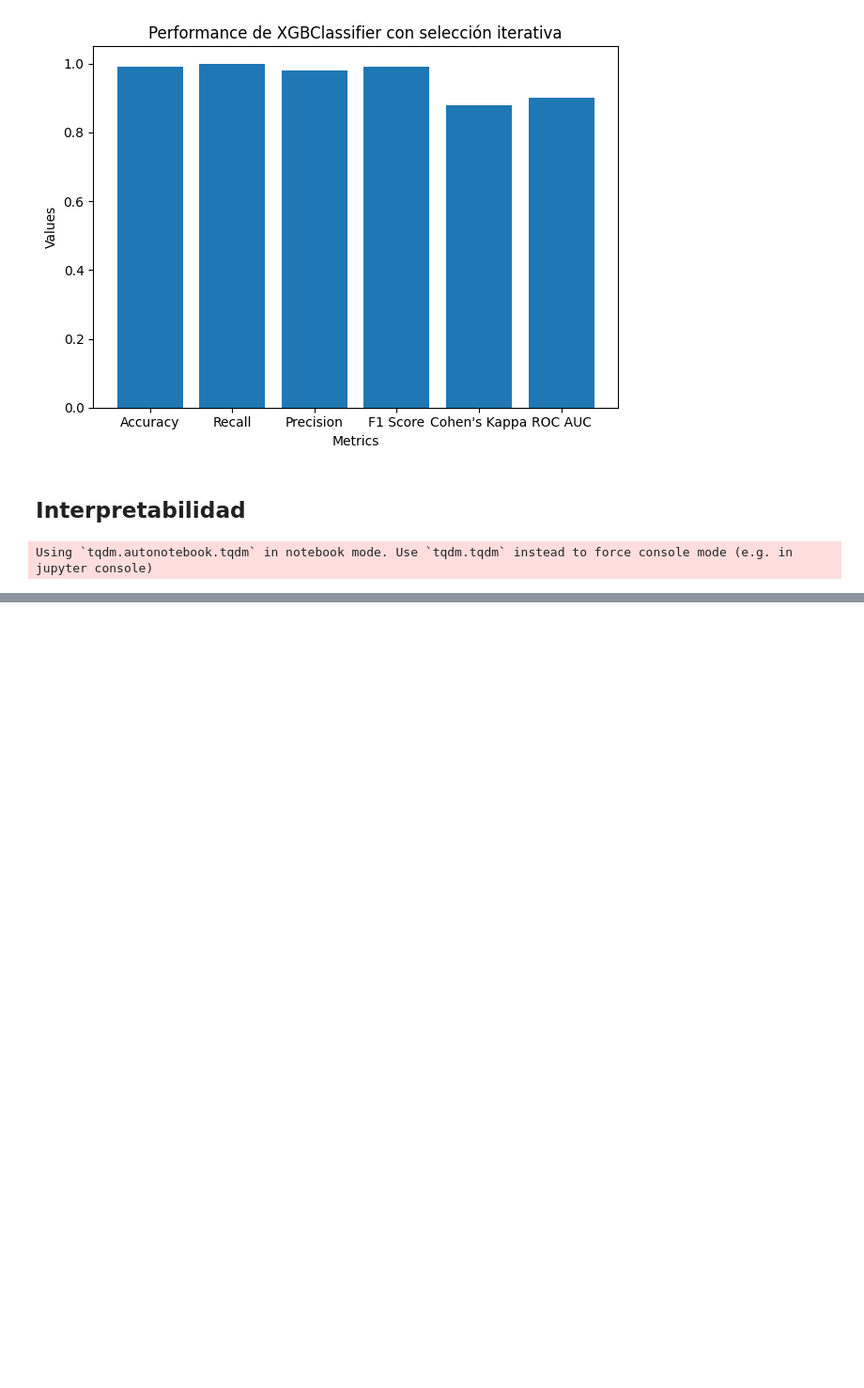
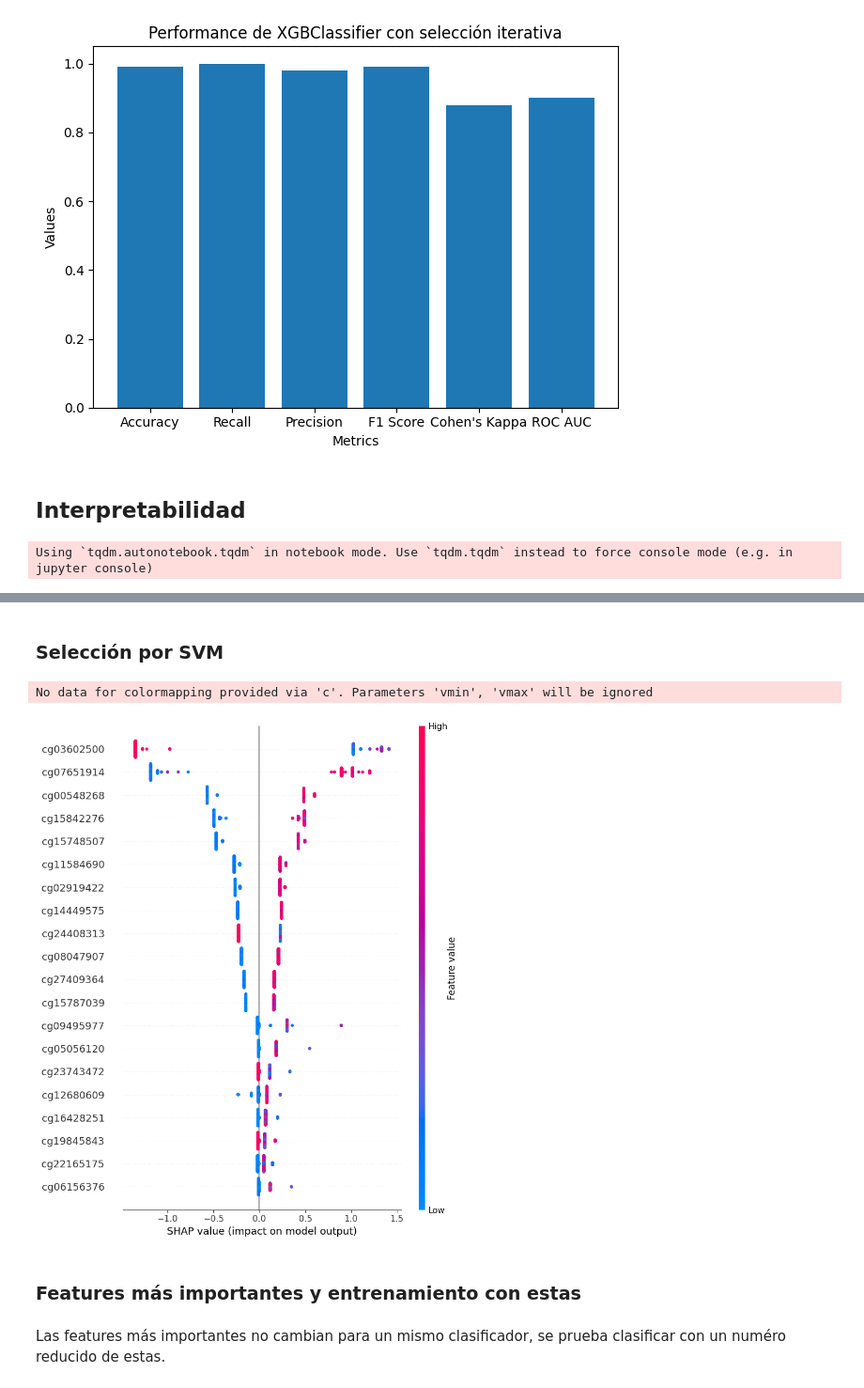
Before and after one commit to G-Urrea/Proyecto_Metilacion_ADN, a Jupyter notebook: notebooks/03-modeling_cpg.ipynb, the cells around one changed output, grey strips where cells are left out. Shown at 94% size. Cells and saved outputs as stored; diff of their text form; code cells hidden in the pictures; blank space fills up the shorter version.

```diff
--- a/notebooks/03-modeling_cpg.ipynb
+++ b/notebooks/03-modeling_cpg.ipynb
@@ -276,0 +300,15 @@ Using `tqdm.autonotebook.tqdm` in notebook mode. Use `tqdm.tqdm` instead to forc
+# %% [markdown]
+### Selección por SVM
+# %%
+xgb_svm = svm_estimators['XGBClassifier']
+
+explainer = shap.TreeExplainer(xgb_svm)
+shap_values = explainer(x_svm)
+shap.summary_plot(shap_values, x_svm)
+# %% [output]
+No data for colormapping provided via 'c'. Parameters 'vmin', 'vmax' will be ignored
+[figure, added]
+# %% [markdown]
+### Features más importantes y entrenamiento con estas
+# %% [markdown]
+Las features más importantes no cambian para un mismo clasificador, se prueba clasificar con un numéro reducido de estas.
```
Also changed, not shown: parts of 7 cells of this notebook.
